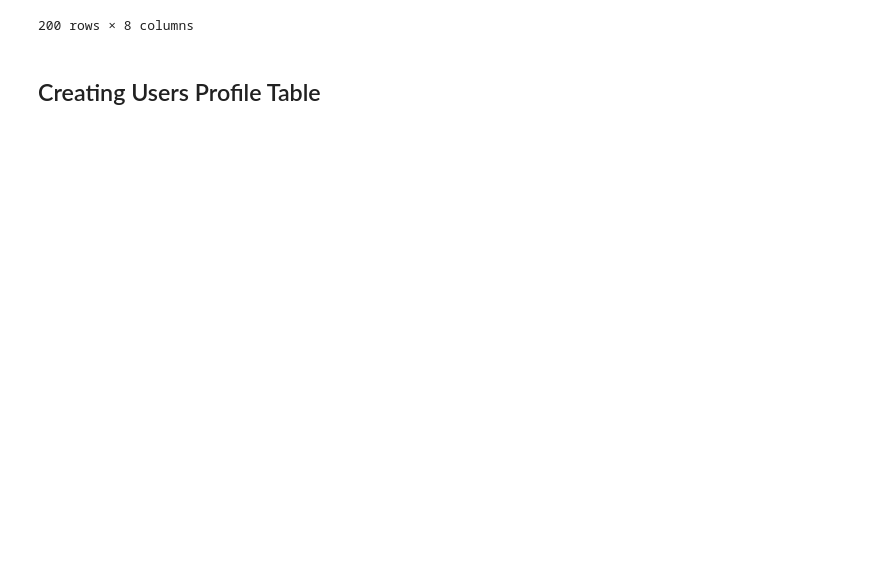
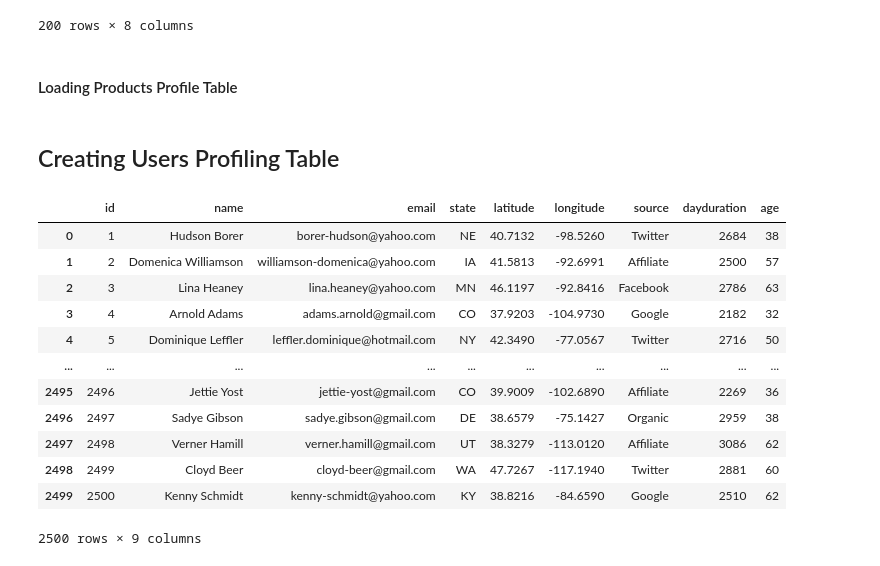
Before and after one commit to Porsche36893/CRC-Case-Competition, a Jupyter notebook: CRC Data Transformation.ipynb, the cells around one changed output. Cells and saved outputs as stored; diff of their text form; code cells hidden in the pictures; blank space fills up the shorter version.

```diff
--- a/CRC Data Transformation.ipynb
+++ b/CRC Data Transformation.ipynb
@@ -70,6 +55,26 @@ product_profile
 | 199 | 200 | Gadget | 48.8026 | Intelligent Steel Car | Pouros, Nitzsche and Mayer | 4.000000 | 204.000000 | 6.0 |
 200 rows × 8 columns
 # %% [markdown]
-## Creating Users Profile Table
+#### Loading Products Profile Table
 # %%
 product_profile.to_csv("product_profile.csv",index= False)
+# %% [markdown]
+## Creating Users Profiling Table
+# %%
+#Dropping unneccesary information
+userstemp = users.drop(["zip", "city","birth_date"],axis= 1)
+userstemp
+# %% [output]
+|  | id | name | email | state | latitude | longitude | source | dayduration | age |
+| 0 | 1 | Hudson Borer | borer-hudson@yahoo.com | NE | 40.7132 | -98.5260 | Twitter | 2684 | 38 |
+| 1 | 2 | Domenica Williamson | williamson-domenica@yahoo.com | IA | 41.5813 | -92.6991 | Affiliate | 2500 | 57 |
+| 2 | 3 | Lina Heaney | lina.heaney@yahoo.com | MN | 46.1197 | -92.8416 | Facebook | 2786 | 63 |
+| 3 | 4 | Arnold Adams | adams.arnold@gmail.com | CO | 37.9203 | -104.9730 | Google | 2182 | 32 |
+| 4 | 5 | Dominique Leffler | leffler.dominique@hotmail.com | NY | 42.3490 | -77.0567 | Twitter | 2716 | 50 |
+| ... | ... | ... | ... | ... | ... | ... | ... | ... | ... |
+| 2495 | 2496 | Jettie Yost | jettie-yost@gmail.com | CO | 39.9009 | -102.6890 | Affiliate | 2269 | 36 |
+| 2496 | 2497 | Sadye Gibson | sadye.gibson@gmail.com | DE | 38.6579 | -75.1427 | Organic | 2959 | 38 |
+| 2497 | 2498 | Verner Hamill | verner.hamill@gmail.com | UT | 38.3279 | -113.0120 | Affiliate | 3086 | 62 |
+| 2498 | 2499 | Cloyd Beer | cloyd-beer@gmail.com | WA | 47.7267 | -117.1940 | Twitter | 2881 | 60 |
+| 2499 | 2500 | Kenny Schmidt | kenny-schmidt@yahoo.com | KY | 38.8216 | -84.6590 | Google | 2510 | 62 |
+2500 rows × 9 columns
```
Also changed, not shown: parts of 8 cells of this notebook, 5 other files.
